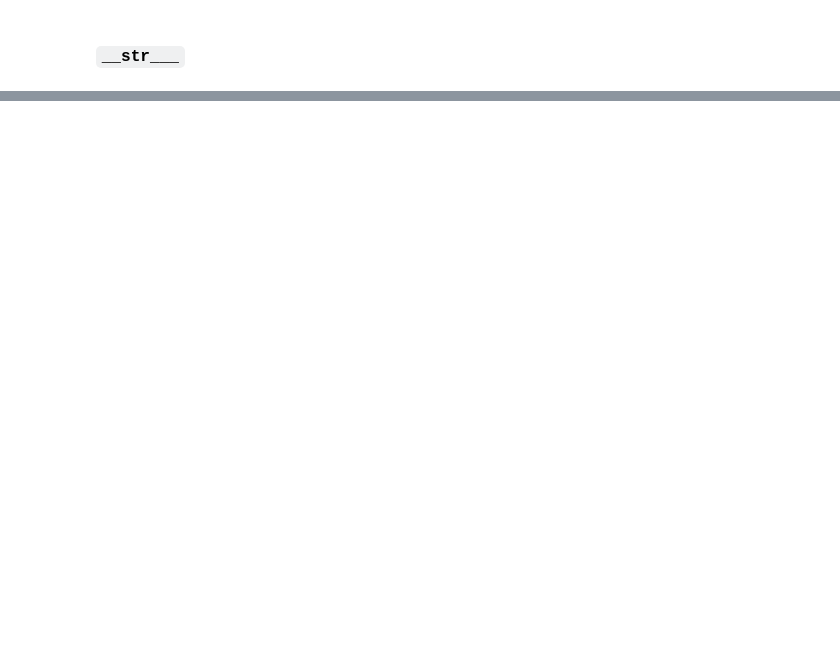
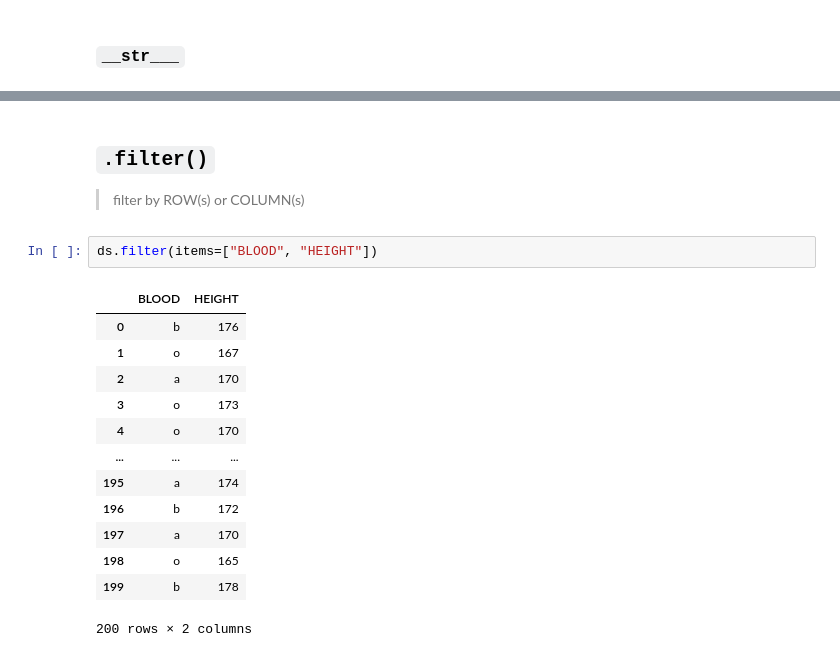
Before and after one commit to thetrotfreak/MCA171, a Jupyter notebook: lecture.ipynb, the cells around one changed output, grey strips where cells are left out. Drawn from its saved outputs; the diff is of its cells as text; blank space fills up the shorter version.

````diff
--- a/lecture.ipynb
+++ b/lecture.ipynb
@@ -780,0 +1650,20 @@ Python Crash Course: A Hands-On, Project-Based Introduction To Programming
+# %% [markdown]
+## ```.filter()```
+
+> filter by ROW(s) or COLUMN(s)
+# %%
+ds.filter(items=["BLOOD", "HEIGHT"])
+# %% [output]
+|  | BLOOD | HEIGHT |
+| 0 | b | 176 |
+| 1 | o | 167 |
+| 2 | a | 170 |
+| 3 | o | 173 |
+| 4 | o | 170 |
+| ... | ... | ... |
+| 195 | a | 174 |
+| 196 | b | 172 |
+| 197 | a | 170 |
+| 198 | o | 165 |
+| 199 | b | 178 |
+200 rows × 2 columns
````
Also changed, not shown: parts of 147 cells of this notebook.
